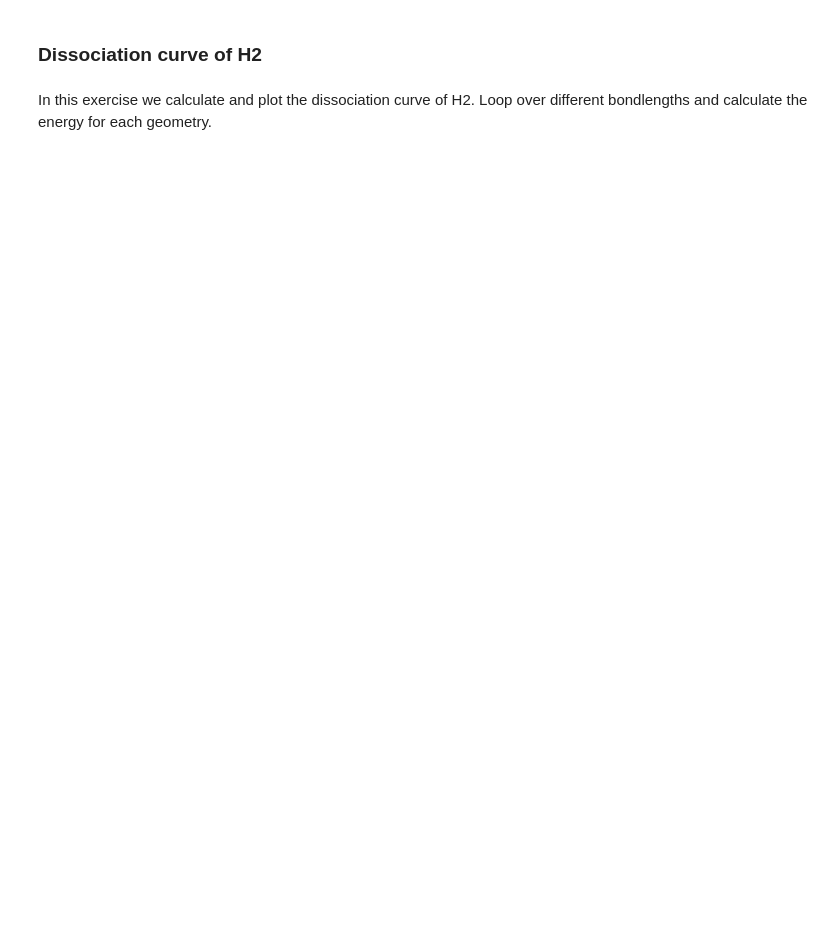
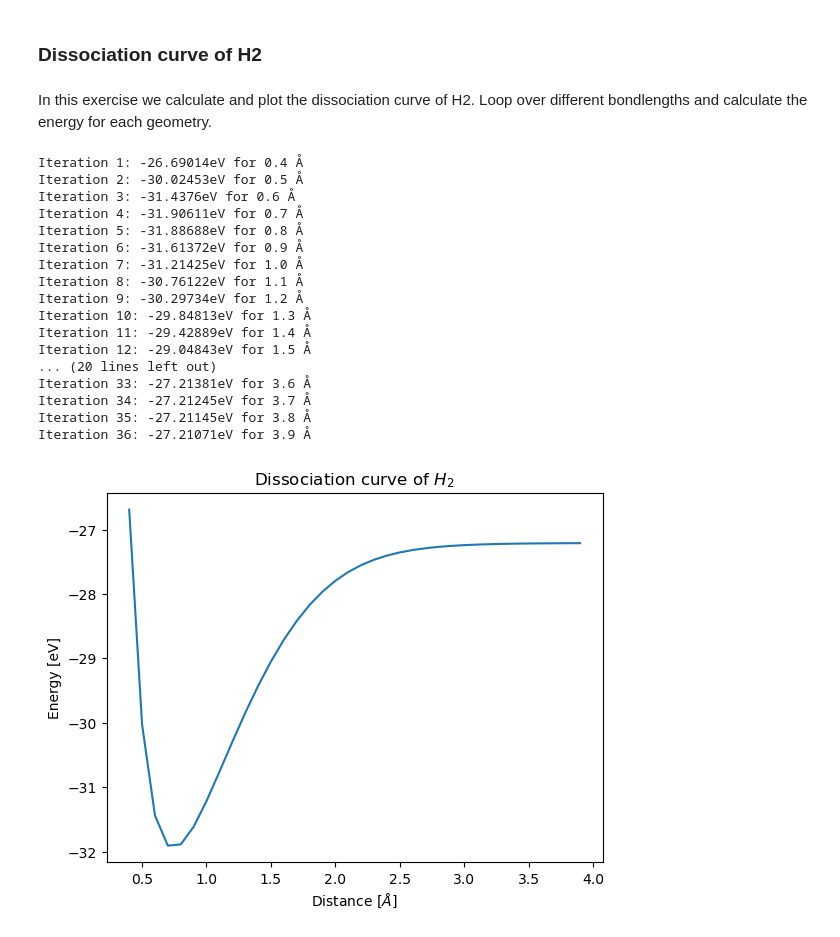
Before and after one commit to JulianBruegger996/Compchem, a Jupyter notebook: 2/Day2-GeometryOptimisation_PES.ipynb, the cells around one changed output. Saved outputs shown, nothing was run; the diff lists cells and outputs as text; code cells hidden in the pictures; blank space fills up the shorter version.

```diff
--- a/2/Day2-GeometryOptimisation_PES.ipynb
+++ b/2/Day2-GeometryOptimisation_PES.ipynb
@@ -50,6 +79,19 @@ with BFGS(ATOMS_OBJECT, trajectory='YYY.traj') as opt:
 # You can read the trajectory file to get the positions of the atoms at each step of the optimization:
 from ase.io.trajectory import Trajectory
 
-traj = Trajectory('water.traj')
-for atoms in traj:
-    print(atoms.get_positions())
+traj = Trajectory('water_opt.traj')
+for i, atoms in enumerate(traj):
+    print(f"Iteration {i}:")
+    print(f"  Energy: {atoms.get_total_energy()}")
+    print("  Bond lengths:")
+    print("    Distance of H-O: ", atoms.get_distance(0, 1))
+    print("    Distance of H-O: ", atoms.get_distance(0, 2))
+    print("    Distance of H-H: ", atoms.get_distance(1, 2))
+    print("  Angle H-O-H: ", atoms.get_angle(1, 0, 2))
+
+print("\nDifferences:")
+print("  Bond length differences:")
+print("    H-O: ", traj[0].get_distance(0, 1) - traj[-1].get_distance(0, 1))
+print("    H-O: ", traj[0].get_distance(0, 2) - traj[-1].get_distance(0, 2))
+print("    H-H: ", traj[0].get_distance(1, 2) - traj[-1].get_distance(1, 2))
+print("  Angle difference H-O-H: ", traj[0].get_angle(1, 0, 2) - traj[-1].get_angle(1, 0, 2))
@@ -77,16 +182,45 @@ print("")
 # %% [markdown]
 In this exercise we calculate and plot the dissociation curve of H2. Loop over different bondlengths and calculate the energy for each geometry.
 # %%
+import numpy as np
+
 # list of bond lengths to scan (in Angstrom)
+# distances = [0.4, 0.6, 0.9, 1.0, 1.1, 1.6, 2.0, 3.0, 4.0]
+distances = np.arange(0.4, 4.0, 0.1)
 
 # empty list to store the energies
-
+energies = []
 
 # Loop over the bond lengths, build the (distorted) H2 molecule and calculate the energy for each geometry.
-
-
-
-# Print the bond length and energy for each geometry
-
+for i, dist in enumerate(distances):
+    H2 = Atoms("HH", positions=[(0, 0, 0), (0, 0, dist)])
+    H2.calc = ASEMolpro(ansatz='FCI/cc-pV(Q+d)Z-PP')
+    energies.append(H2.get_total_energy())
+    # Print the bond length and energy for each geometry
+    print(f"Iteration {i+1}: {energies[-1]:.5f)}eV for {round(dist, 1)} Å")
 
 # Plot the dissociation curve. Don't forget to label the axes and add a title to the plot.
+plt.plot(distances, energies)
+plt.xlabel(r"Distance [$\AA$]")
+plt.ylabel("Energy [eV]")
+plt.title("Dissociation curve of $H_2$")
+plt.show()
+# %% [output]
+Iteration 1: -26.69014eV for 0.4 Å
+Iteration 2: -30.02453eV for 0.5 Å
+Iteration 3: -31.4376eV for 0.6 Å
+Iteration 4: -31.90611eV for 0.7 Å
+Iteration 5: -31.88688eV for 0.8 Å
+Iteration 6: -31.61372eV for 0.9 Å
+Iteration 7: -31.21425eV for 1.0 Å
+Iteration 8: -30.76122eV for 1.1 Å
+Iteration 9: -30.29734eV for 1.2 Å
+Iteration 10: -29.84813eV for 1.3 Å
+Iteration 11: -29.42889eV for 1.4 Å
+Iteration 12: -29.04843eV for 1.5 Å
+... (20 lines left out)
+Iteration 33: -27.21381eV for 3.6 Å
+Iteration 34: -27.21245eV for 3.7 Å
+Iteration 35: -27.21145eV for 3.8 Å
+Iteration 36: -27.21071eV for 3.9 Å
+[figure, added]
```
Also changed, not shown: parts of 12 cells of this notebook, 2 other files.
